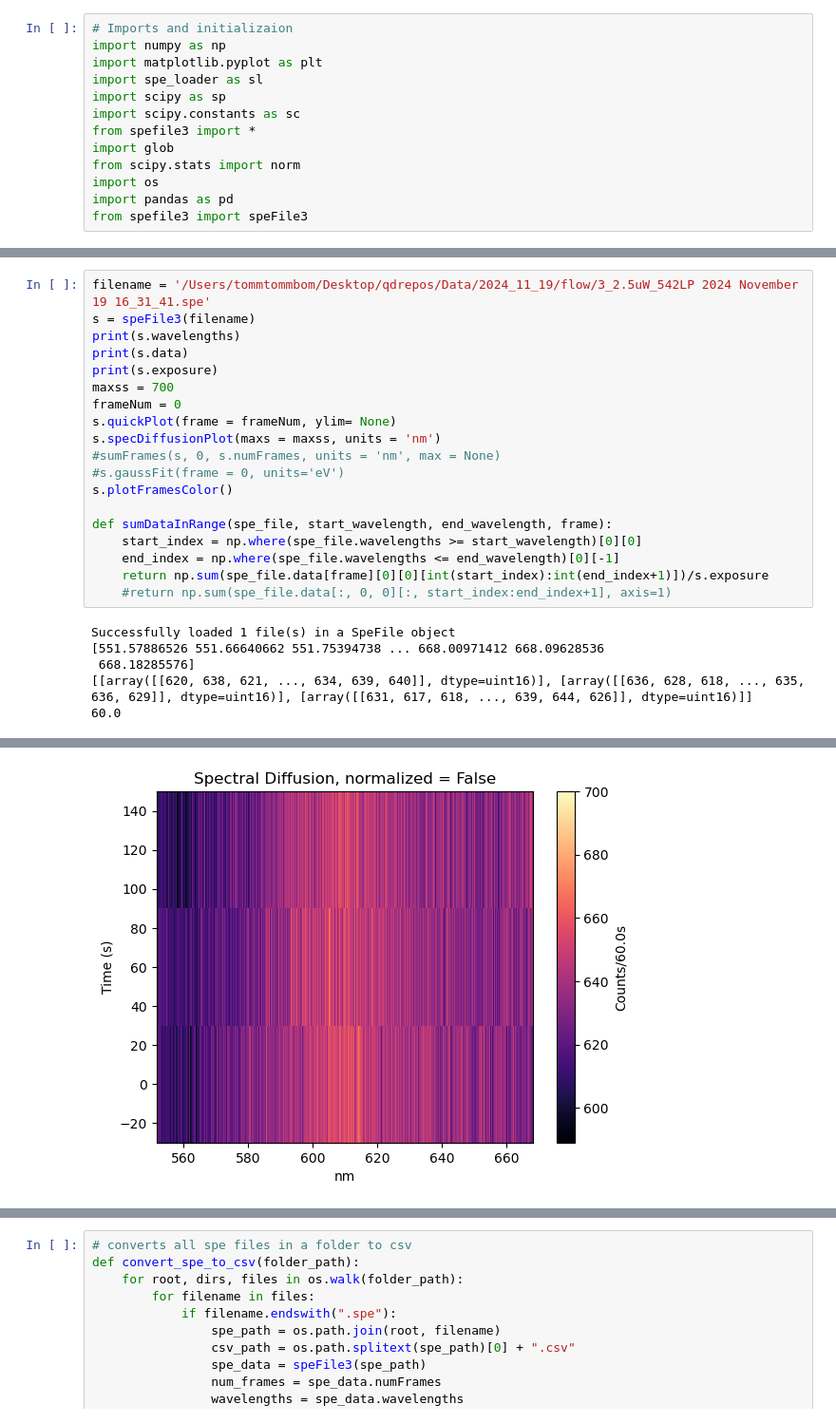
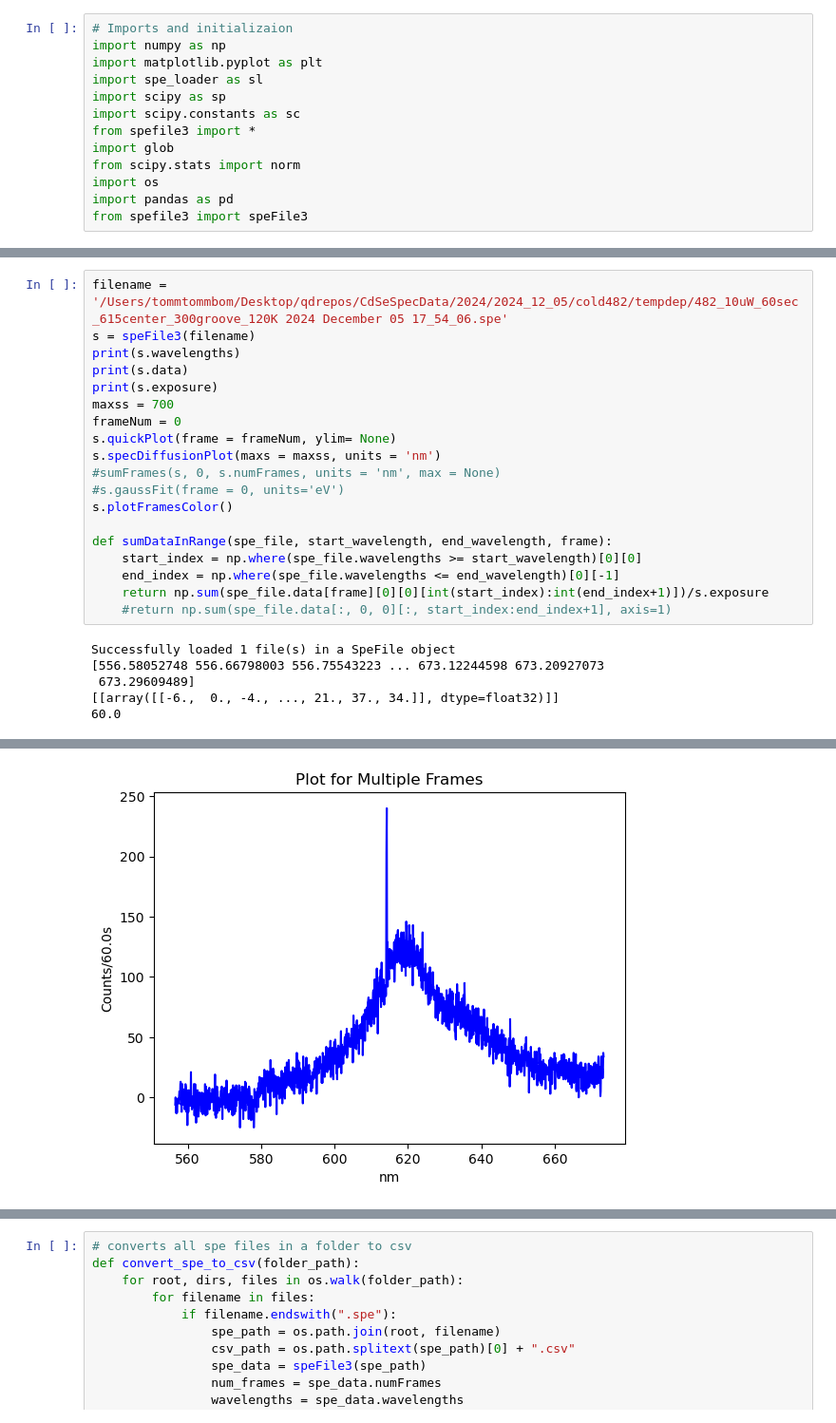
Before and after one commit to UW-Quantum-Defect-Lab/qdmodel, a Jupyter notebook: qdanalysis/readSPE3.0.ipynb, the cells around one changed output, grey strips where cells are left out. Shown at 95% size. Drawn from its saved outputs; the diff is of its cells as text.

```diff
--- a/qdanalysis/readSPE3.0.ipynb
+++ b/qdanalysis/readSPE3.0.ipynb
@@ -55,5 +18,5 @@ Successfully loaded 1 file(s) in a SpeFile object
 # %%
-filename = '/Users/tommtommbom/Desktop/qdrepos/Data/2024_11_19/flow/3_2.5uW_542LP 2024 November 19 16_31_41.spe'
+filename = '/Users/tommtommbom/Desktop/qdrepos/CdSeSpecData/2024/2024_12_05/cold482/tempdep/482_10uW_60sec_615center_300groove_120K 2024 December 05 17_54_06.spe'
 s = speFile3(filename)
 print(s.wavelengths)
 print(s.data)
@@ -73,7 +36,7 @@ def sumDataInRange(spe_file, start_wavelength, end_wavelength, frame):
     #return np.sum(spe_file.data[:, 0, 0][:, start_index:end_index+1], axis=1)
 # %% [output]
 Successfully loaded 1 file(s) in a SpeFile object
-[551.57886526 551.66640662 551.75394738 ... 668.00971412 668.09628536
- 668.18285576]
-[[array([[620, 638, 621, ..., 634, 639, 640]], dtype=uint16)], [array([[636, 628, 618, ..., 635, 636, 629]], dtype=uint16)], [array([[631, 617, 618, ..., 639, 644, 626]], dtype=uint16)]]
+[556.58052748 556.66798003 556.75543223 ... 673.12244598 673.20927073
+ 673.29609489]
+[[array([[-6.,  0., -4., ..., 21., 37., 34.]], dtype=float32)]]
 60.0
@@ -81 +44 @@ Successfully loaded 1 file(s) in a SpeFile object
-[figure, old version]
+[figure, new version]
```
Also changed, not shown: parts of 2 cells of this notebook, 3 other files.
